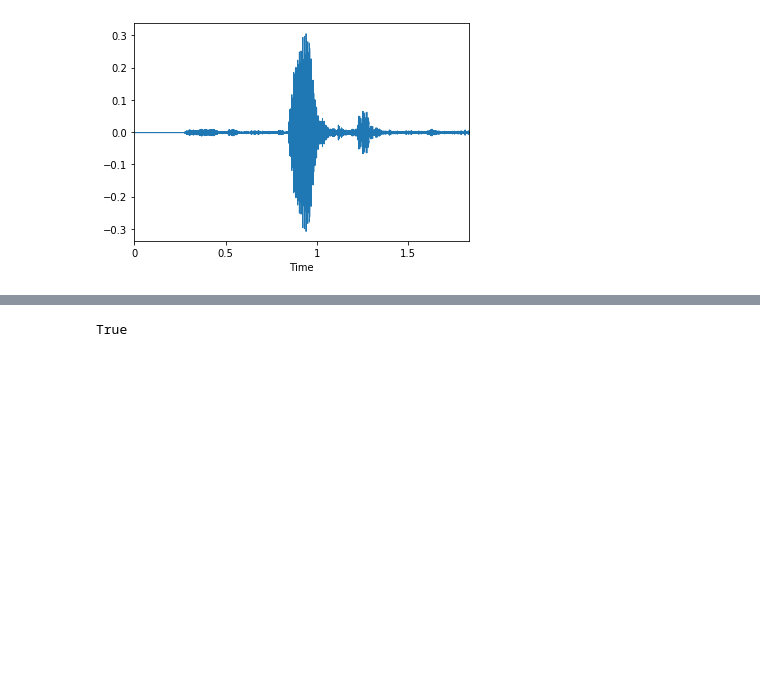
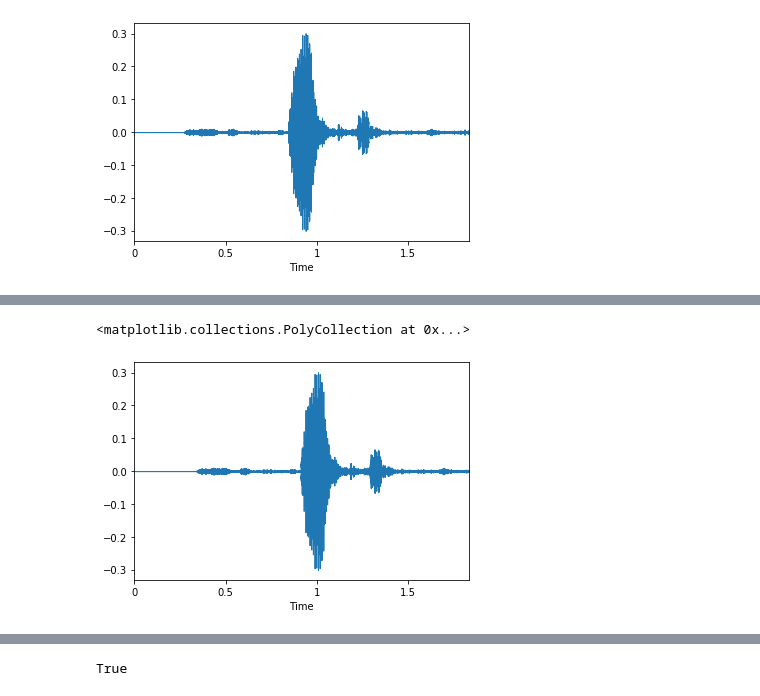
Before and after one commit to dpipi17/Voice-classification-for-Georgian-numbers, a Jupyter notebook: Final Project.ipynb, the cells around one changed output, grey strips where cells are left out. Cells and saved outputs as stored; diff of their text form; code cells hidden in the pictures; blank space fills up the shorter version.

```diff
--- a/Final Project.ipynb
+++ b/Final Project.ipynb
@@ -27,0 +33,11 @@ Audio(audio, rate=SR)
+# %%
+def shift(data):
+        y_shift = data.copy()
+        timeshift_fac = 0.2 *2*(np.random.uniform()-0.5)  # up to 20% of length
+
+        start = int(y_shift.shape[0] * timeshift_fac)
+        if (start > 0):
+            y_shift = np.pad(y_shift,(start,0),mode='constant')[0:y_shift.shape[0]]
+        else:
+            y_shift = np.pad(y_shift,(0,-start),mode='constant')[0:y_shift.shape[0]]
+        return y_shift
@@ -27,0 +110,5 @@ Audio(audio, rate=SR)
+# %%
+librosa.display.waveplot(shift(audio), sr=sr)
+# %% [output]
+<matplotlib.collections.PolyCollection at 0x...>
+[figure, added]
```
Also changed, not shown: parts of 34 cells of this notebook.
